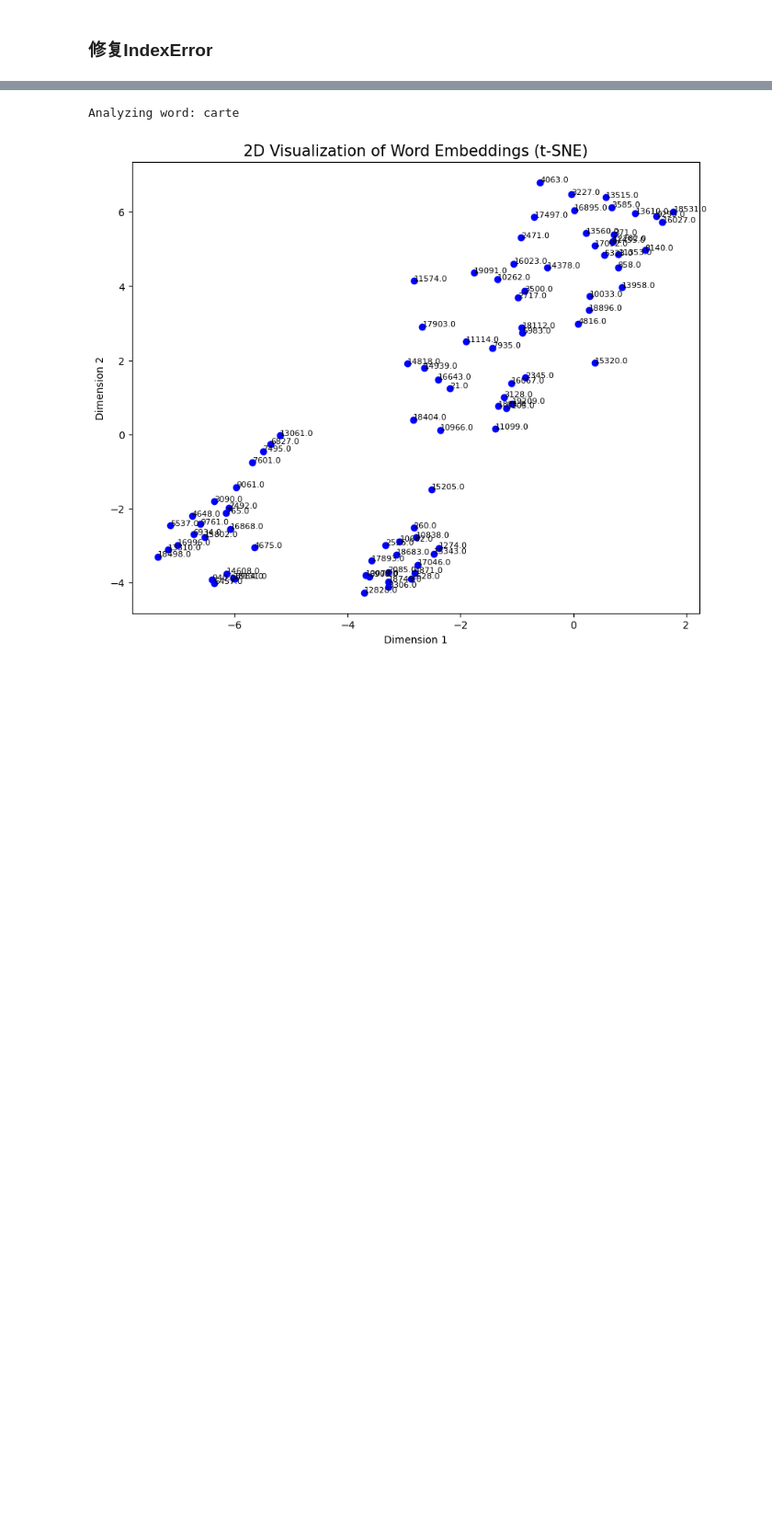
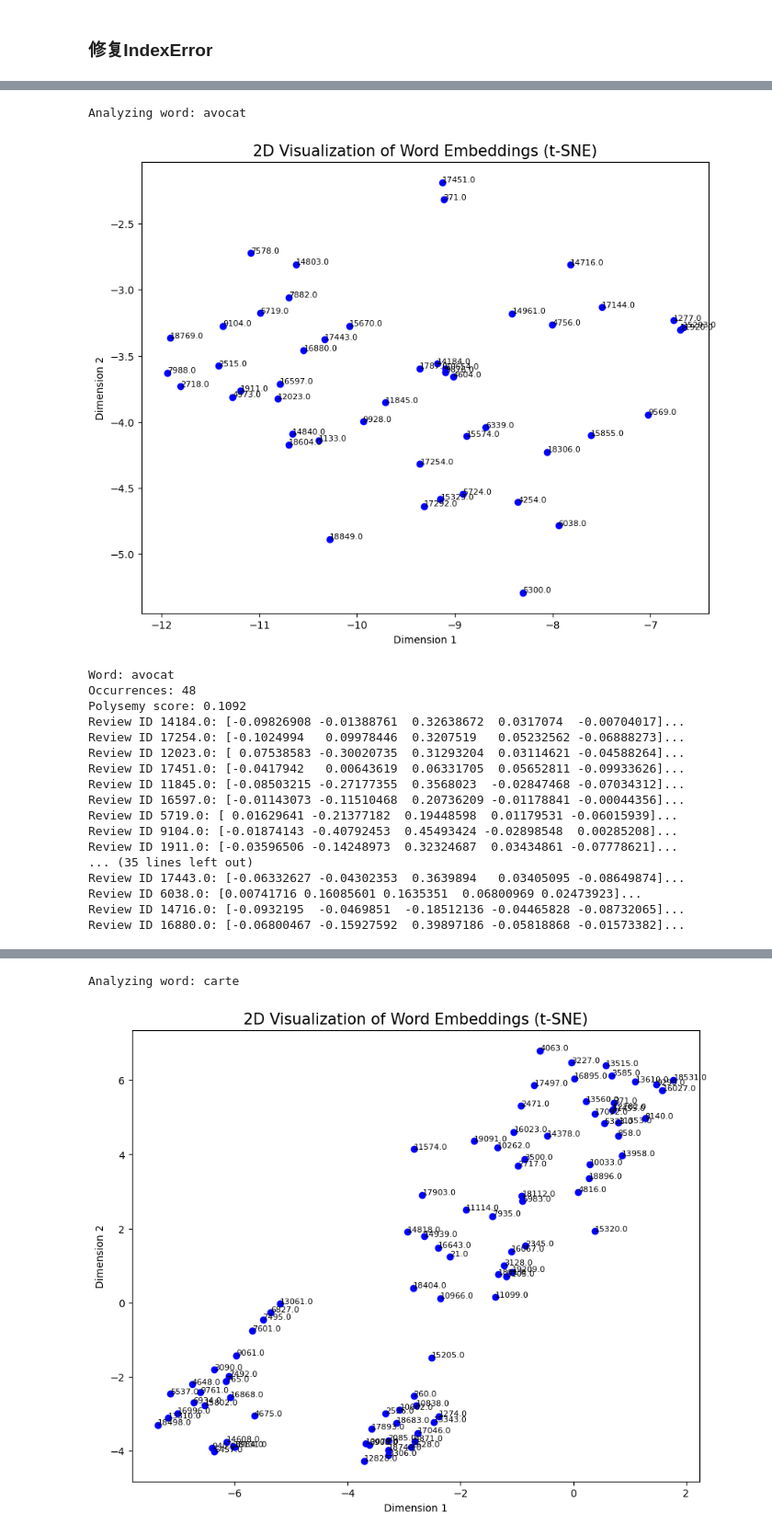
Before and after one commit to Flore-Z525/semantique_computionnelle_m2, a Jupyter notebook: ver4.ipynb, the cells around one changed output, grey strips where cells are left out. Shown at 92% size. Drawn from its saved outputs; the diff is of its cells as text; code cells hidden in the pictures; blank space fills up the shorter version.

```diff
--- a/ver4.ipynb
+++ b/ver4.ipynb
@@ -2,0 +172,23 @@
+# %%
+target_words = ['avocat']
+results = quick_polysemy_analysis(file_path, target_words, sample_size=100)
+# %% [output]
+Analyzing word: avocat
+[figure, added]
+Word: avocat
+Occurrences: 48
+Polysemy score: 0.1092
+Review ID 14184.0: [-0.09826908 -0.01388761  0.32638672  0.0317074  -0.00704017]...
+Review ID 17254.0: [-0.1024994   0.09978446  0.3207519   0.05232562 -0.06888273]...
+Review ID 12023.0: [ 0.07538583 -0.30020735  0.31293204  0.03114621 -0.04588264]...
+Review ID 17451.0: [-0.0417942   0.00643619  0.06331705  0.05652811 -0.09933626]...
+Review ID 11845.0: [-0.08503215 -0.27177355  0.3568023  -0.02847468 -0.07034312]...
+Review ID 16597.0: [-0.01143073 -0.11510468  0.20736209 -0.01178841 -0.00044356]...
+Review ID 5719.0: [ 0.01629641 -0.21377182  0.19448598  0.01179531 -0.06015939]...
+Review ID 9104.0: [-0.01874143 -0.40792453  0.45493424 -0.02898548  0.00285208]...
+Review ID 1911.0: [-0.03596506 -0.14248973  0.32324687  0.03434861 -0.07778621]...
+... (35 lines left out)
+Review ID 17443.0: [-0.06332627 -0.04302353  0.3639894   0.03405095 -0.08649874]...
+Review ID 6038.0: [0.00741716 0.16085601 0.1635351  0.06800969 0.02473923]...
+Review ID 14716.0: [-0.0932195  -0.0469851  -0.18512136 -0.04465828 -0.08732065]...
+Review ID 16880.0: [-0.06800467 -0.15927592  0.39897186 -0.05818868 -0.01573382]...
```
Also changed, not shown: parts of 16 cells of this notebook.
